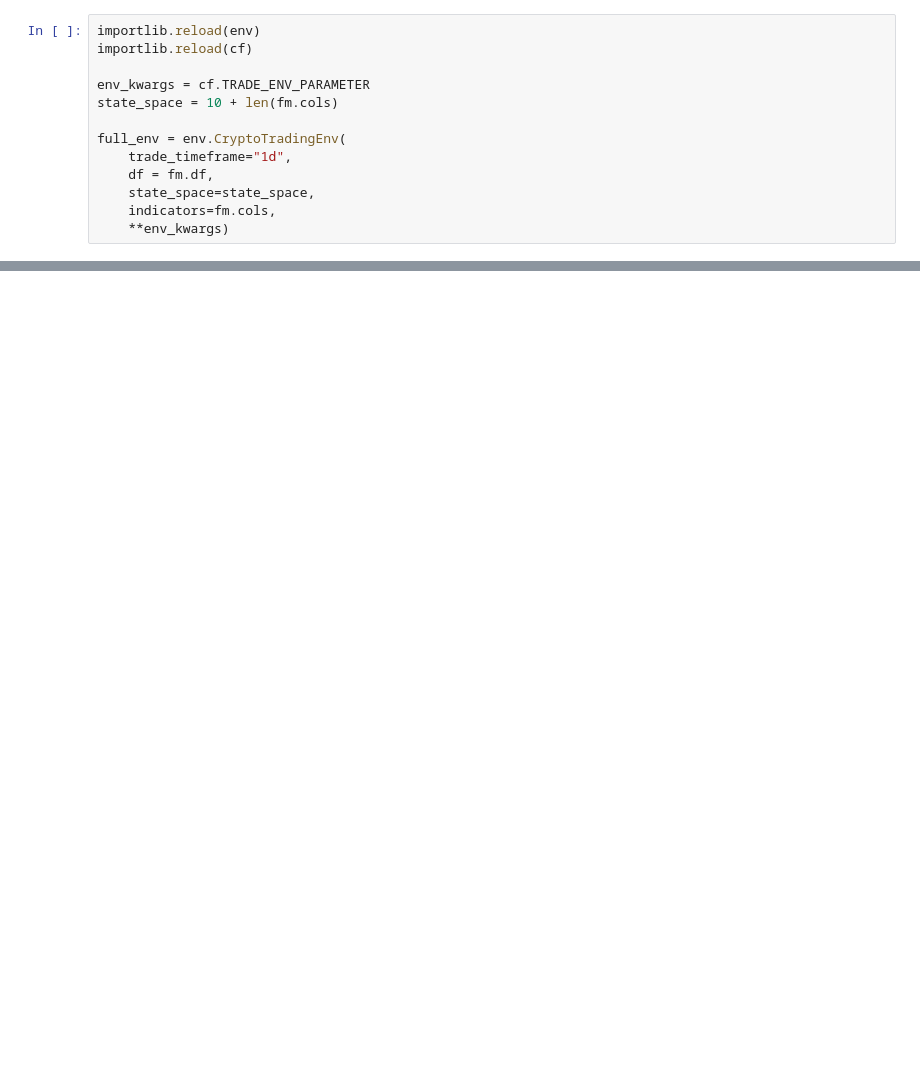
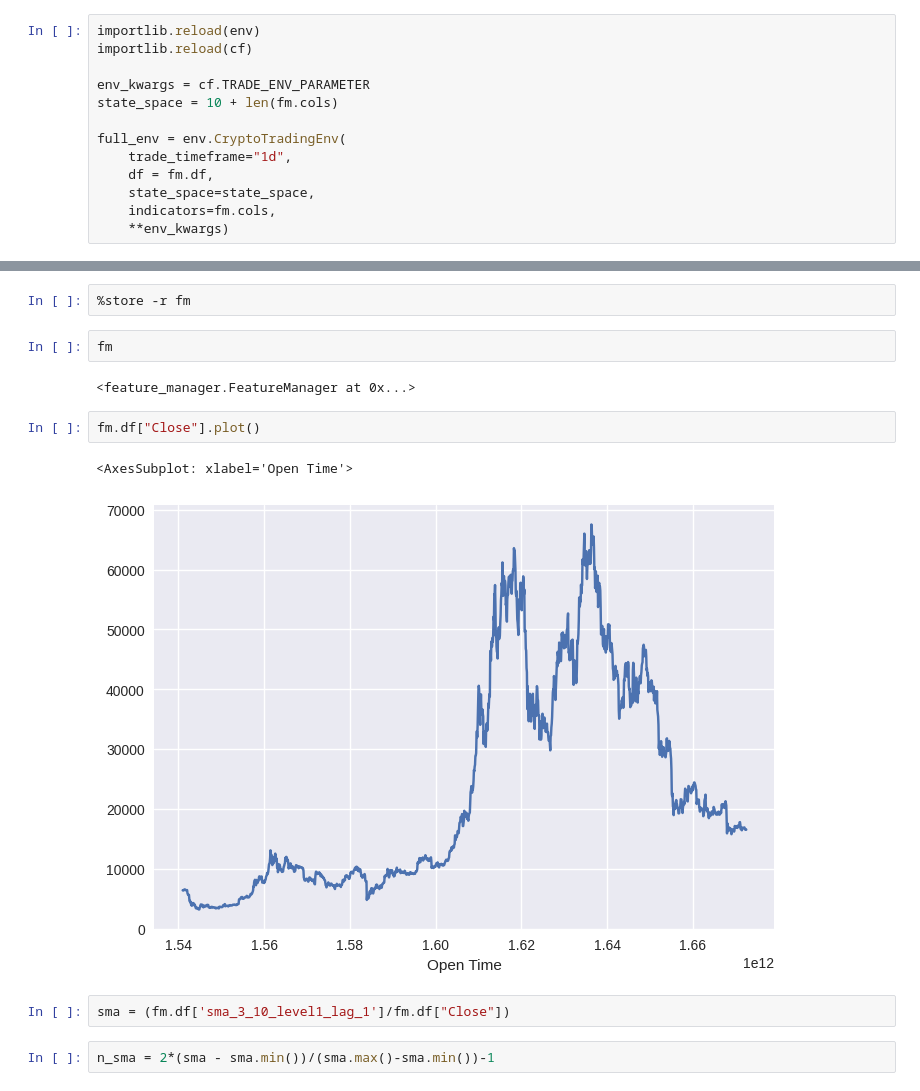
Before and after one commit to hiepsikien/TraderRobot, a Jupyter notebook: project/rl_train_ppo.ipynb, the cells around one changed output, grey strips where cells are left out. Cells and saved outputs as stored; diff of their text form; blank space fills up the shorter version.

```diff
--- a/project/rl_train_ppo.ipynb
+++ b/project/rl_train_ppo.ipynb
@@ -129,0 +114,15 @@ agent.predict(selected_model,full_env,render=True)
+# %%
+%store -r fm
+# %%
+fm
+# %% [output]
+<feature_manager.FeatureManager at 0x...>
+# %%
+fm.df["Close"].plot()
+# %% [output]
+<AxesSubplot: xlabel='Open Time'>
+[figure, added]
+# %%
+sma = (fm.df['sma_3_10_level1_lag_1']/fm.df["Close"])
+# %%
+n_sma = 2*(sma - sma.min())/(sma.max()-sma.min())-1
```
Also changed, not shown: parts of 20 cells of this notebook, 13 other files.
